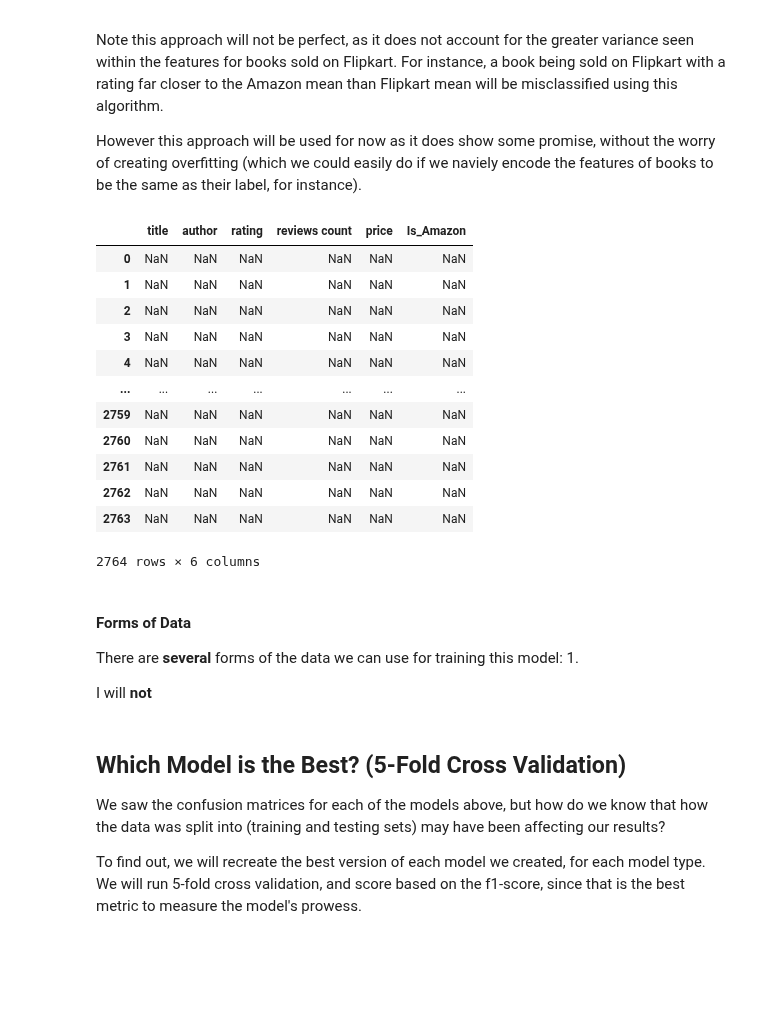
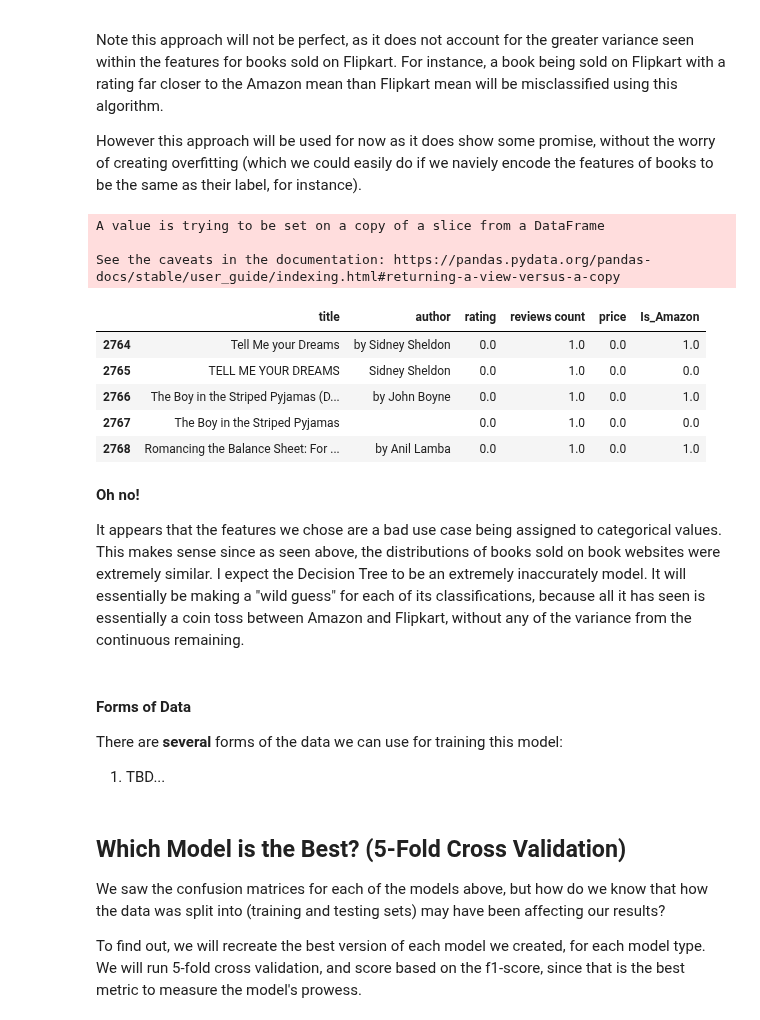
Before and after one commit to UPstartDeveloper/bookstore-classifier, a Jupyter notebook: classifications.ipynb, the cells around one changed output. Drawn from its saved outputs; the diff is of its cells as text; code cells hidden in the pictures; blank space fills up the shorter version.

Commit message:
Encode features to categorical data.

```diff
--- a/classifications.ipynb
+++ b/classifications.ipynb
@@ -1454,55 +1454,54 @@ Note this approach will not be perfect, as it does not account for the greater v
 
 However this approach will be used for now as it does show some promise, without the worry of creating overfitting (which we could easily do if we naviely encode the features of books to be the same as their label, for instance).
 # %%
-def mark_distance_from_mean(feature, sample):
+def mark_distance_from_mean(feature, value):
     """Check how close the rating falls to the Amazon mean.
        Returns the proper value to encode it.
 
     """
     amzn_mean, amzn_std = amzn_stats[feature][1], amzn_stats[feature][2]
-    if abs(sample[feature] - amzn_mean) <= amzn_std:
+    if abs(float(value) - float(amzn_mean)) < amzn_std:
         return 1
     else: # encode to the Flipkart value
         return 0
 
-def convert_features(df):
+def convert_features(df, features):
     '''Binary encodes values about the standard deviation.'''
-    # copy the data
-    categorical_df = pd.DataFrame(data=None, index=list(range(len(df))), columns=df.columns)
-    # iterate over the rows of the data
-    for i in range(2, len(df)):
-        book = df.iloc[i]
-        # check how close the features falls to the Amazon mean, and encode
-        book['rating'] = mark_distance_from_mean('rating', book)
-        book['reviews count'] = mark_distance_from_mean('reviews count', book)
-        book['price'] = mark_distance_from_mean('price', book)
-        # add to the new DataFrame being made
-        categorical_df.append(book)
+    # copy the df
+    categorical_df = df.copy()
+    # convert copies of the df columns
+    for feature in features:
+        continuous_data = df[feature]
+        for i in range(2764, (2 * len(continuous_data))):
+            value = continuous_data[i]
+            # encode to the proper binary value
+            continuous_data[i] = mark_distance_from_mean(feature, value)
+        # add to the categorical df
+        categorical_df[col] = continuous_data
     return categorical_df
 
-#categorical_books = convert_features(all_books_mixed)
-categorical_books
+# ignore warning, no chained assignment is happening here
+categorical_books = convert_features(all_books_mixed, features)
+categorical_books.head()
 # %% [output]
+A value is trying to be set on a copy of a slice from a DataFrame
+
+See the caveats in the documentation: https://pandas.pydata.org/pandas-docs/stable/user_guide/indexing.html#returning-a-view-versus-a-copy
 |  | title | author | rating | reviews count | price | Is_Amazon |
-| 0 | NaN | NaN | NaN | NaN | NaN | NaN |
-| 1 | NaN | NaN | NaN | NaN | NaN | NaN |
-| 2 | NaN | NaN | NaN | NaN | NaN | NaN |
-| 3 | NaN | NaN | NaN | NaN | NaN | NaN |
-| 4 | NaN | NaN | NaN | NaN | NaN | NaN |
-| ... | ... | ... | ... | ... | ... | ... |
-| 2759 | NaN | NaN | NaN | NaN | NaN | NaN |
-| 2760 | NaN | NaN | NaN | NaN | NaN | NaN |
-| 2761 | NaN | NaN | NaN | NaN | NaN | NaN |
-| 2762 | NaN | NaN | NaN | NaN | NaN | NaN |
-| 2763 | NaN | NaN | NaN | NaN | NaN | NaN |
+| 2764 | Tell Me your Dreams | by Sidney Sheldon | 0.0 | 1.0 | 0.0 | 1.0 |
+| 2765 | TELL ME YOUR DREAMS | Sidney Sheldon | 0.0 | 1.0 | 0.0 | 0.0 |
+| 2766 | The Boy in the Striped Pyjamas (D... | by John Boyne | 0.0 | 1.0 | 0.0 | 1.0 |
+| 2767 | The Boy in the Striped Pyjamas |  | 0.0 | 1.0 | 0.0 | 0.0 |
+| 2768 | Romancing the Balance Sheet: For ... | by Anil Lamba | 0.0 | 1.0 | 0.0 | 1.0 |
-2764 rows × 6 columns
+# %% [markdown]
+**Oh no!**
+
+It appears that the features we chose are a bad use case being assigned to categorical values. This makes sense since as seen above, the distributions of books sold on book websites were extremely similar. I expect the Decision Tree to be an extremely inaccurately model. It will essentially be making a "wild guess" for each of its classifications, because all it has seen is essentially a coin toss between Amazon and Flipkart, without any of the variance from the continuous remaining.
 # %% [markdown]
 #### Forms of Data
 
 There are **several** forms of the data we can use for training this model:
-1.
-
-I will **not**
+1. TBD...
 # %% [markdown]
 ## Which Model is the Best? (5-Fold Cross Validation)
 We saw the confusion matrices for each of the models above, but how do we know that how the data was split into (training and testing sets) may have been affecting our results?
```
